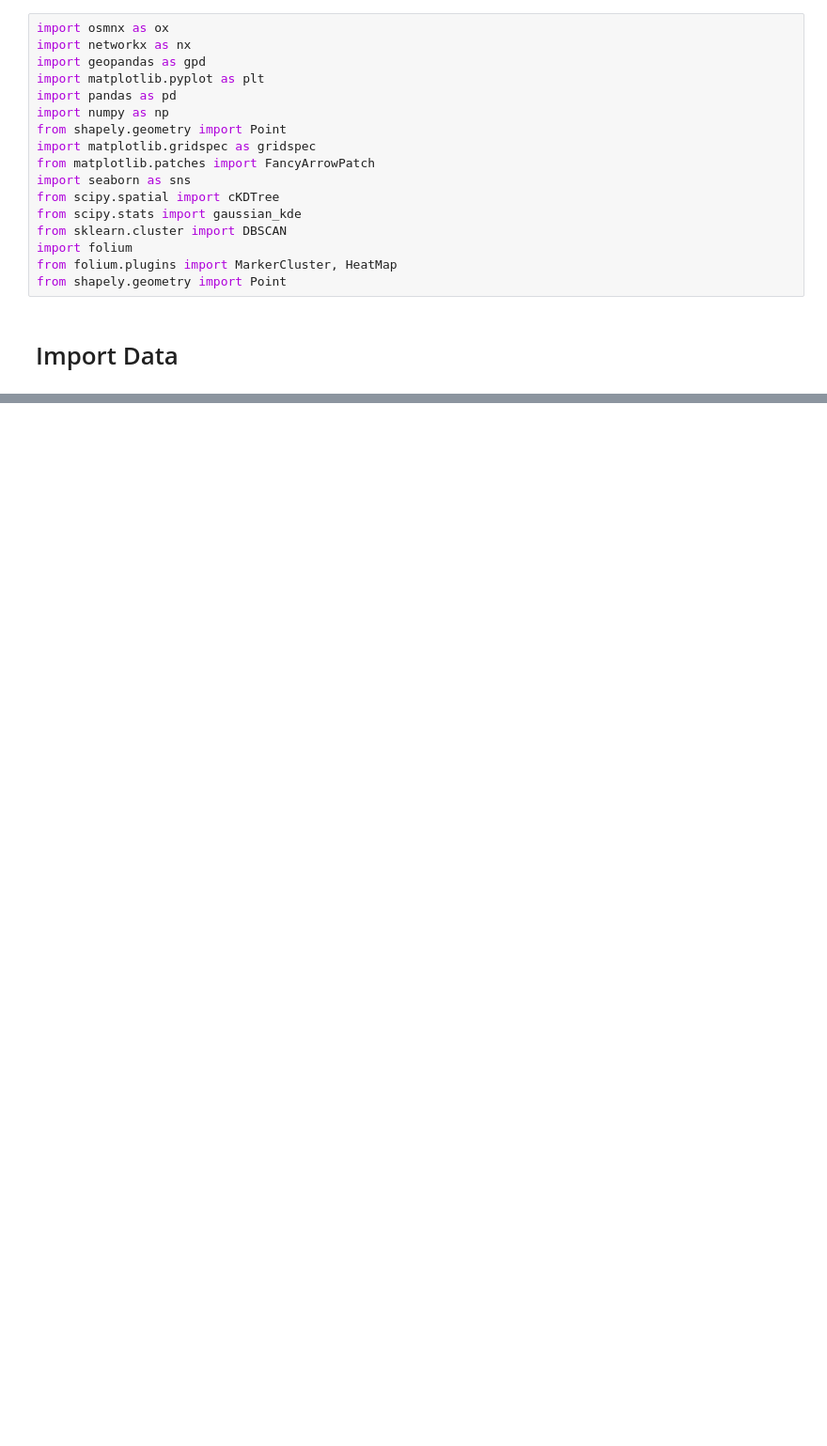
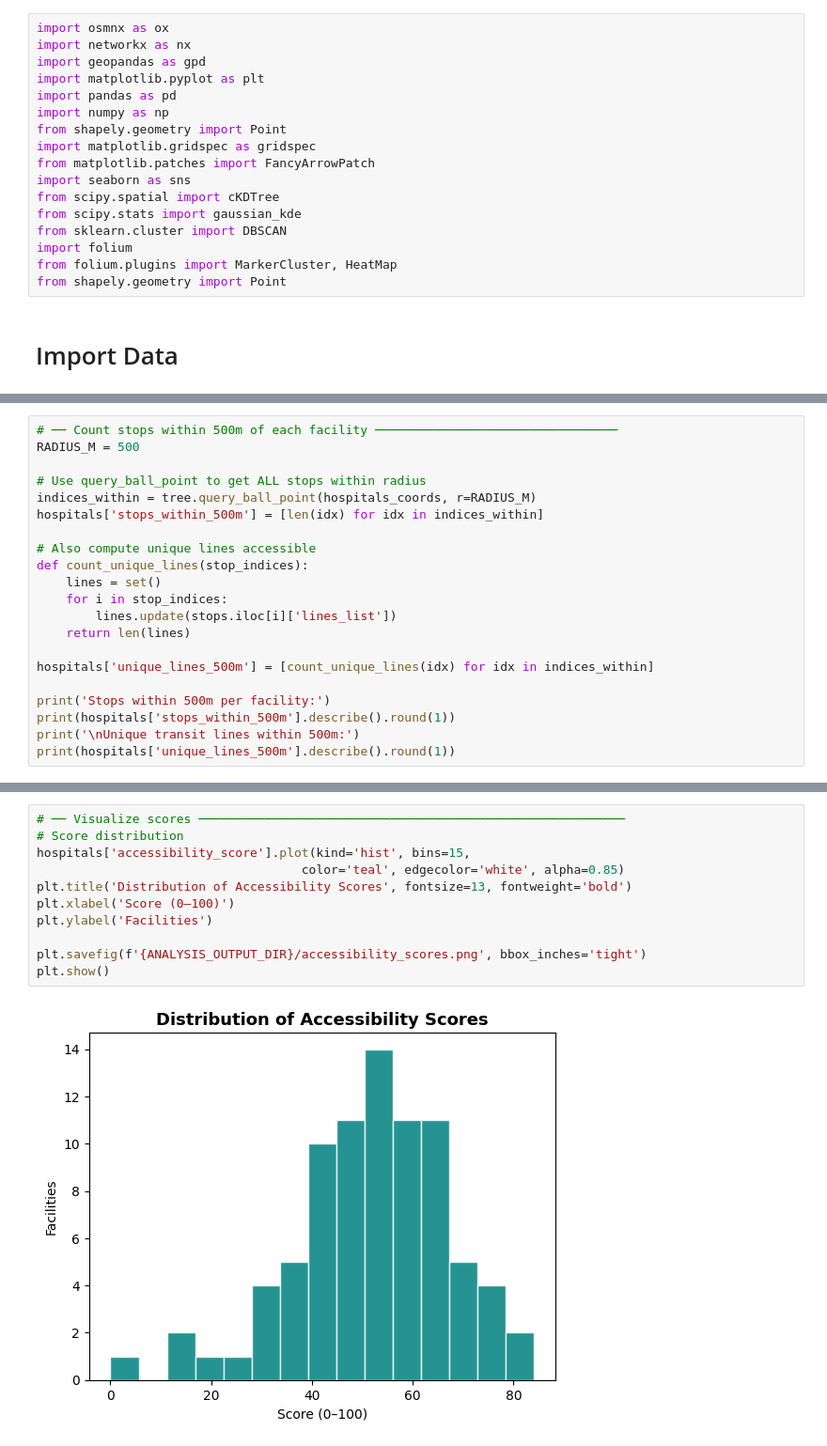
Before and after one commit to afkk25/capstone_repo, a Jupyter notebook: notebooks/03_data_analysis.ipynb, the cells around one changed output, grey strips where cells are left out. Shown at 94% size. Drawn from its saved outputs; the diff is of its cells as text; blank space fills up the shorter version.

```diff
--- a/notebooks/03_data_analysis.ipynb
+++ b/notebooks/03_data_analysis.ipynb
@@ -59,0 +270,21 @@ public_transport = public_transport.to_crs(CRS_GEO)
+# %%
+# ── Count stops within 500m of each facility ─────────────────────────────────
+RADIUS_M = 500
+
+# Use query_ball_point to get ALL stops within radius
+indices_within = tree.query_ball_point(hospitals_coords, r=RADIUS_M)
+hospitals['stops_within_500m'] = [len(idx) for idx in indices_within]
+
+# Also compute unique lines accessible
+def count_unique_lines(stop_indices):
+    lines = set()
+    for i in stop_indices:
+        lines.update(stops.iloc[i]['lines_list'])
+    return len(lines)
+
+hospitals['unique_lines_500m'] = [count_unique_lines(idx) for idx in indices_within]
+
+print('Stops within 500m per facility:')
+print(hospitals['stops_within_500m'].describe().round(1))
+print('\nUnique transit lines within 500m:')
+print(hospitals['unique_lines_500m'].describe().round(1))
@@ -59,0 +451,13 @@ public_transport = public_transport.to_crs(CRS_GEO)
+# %%
+# ── Visualize scores ──────────────────────────────────────────────────────────
+# Score distribution
+hospitals['accessibility_score'].plot(kind='hist', bins=15,
+                                    color='teal', edgecolor='white', alpha=0.85)
+plt.title('Distribution of Accessibility Scores', fontsize=13, fontweight='bold')
+plt.xlabel('Score (0–100)')
+plt.ylabel('Facilities')
+
+plt.savefig(f'{ANALYSIS_OUTPUT_DIR}/accessibility_scores.png', bbox_inches='tight')
+plt.show()
+# %% [output]
+[figure, added]
```
Also changed, not shown: parts of 41 cells of this notebook, 20 other files.
